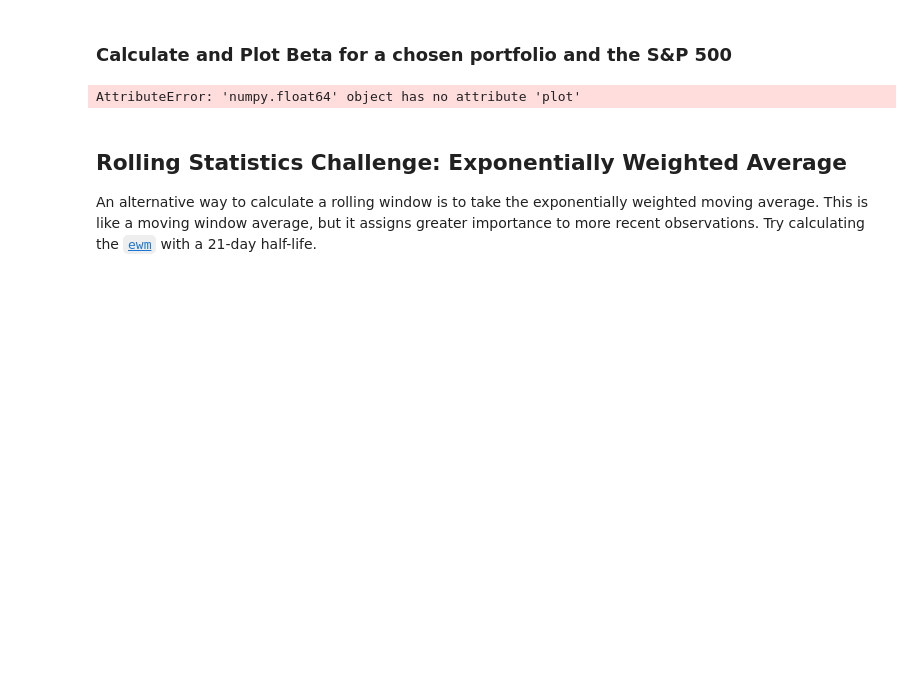
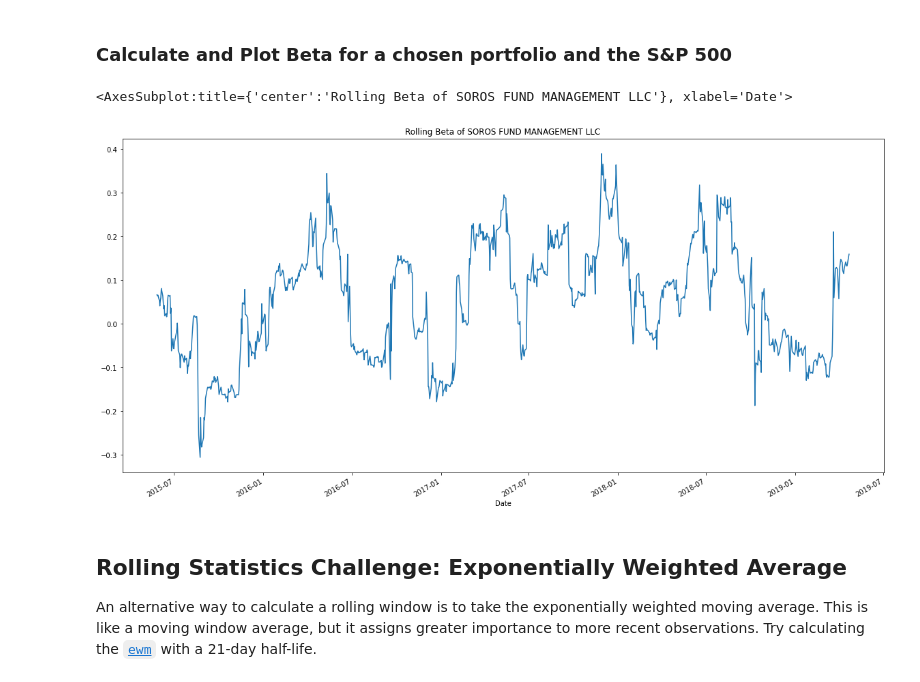
Before and after one commit to valadrien/Whales_Analysis, a Jupyter notebook: Starter_Code/whale_analysis.ipynb, the cells around one changed output. Drawn from its saved outputs; the diff is of its cells as text; code cells hidden in the pictures; blank space fills up the shorter version.

```diff
--- a/Starter_Code/whale_analysis.ipynb
+++ b/Starter_Code/whale_analysis.ipynb
@@ -380,20 +376,21 @@ portfolio_concat_df.corr()
 ### Calculate and Plot Beta for a chosen portfolio and the S&P 500
 # %%
 # Calculate covariance of a single portfolio
-covariance = portfolio_concat_df['SOROS FUND MANAGEMENT LLC'].cov(portfolio_concat_df['S&P 500'])
+covariance = portfolio_concat_df['SOROS FUND MANAGEMENT LLC'].rolling(window=60).cov(portfolio_concat_df['S&P 500'])
 covariance
 
 # Calculate variance of S&P 500
-variance = portfolio_concat_df['S&P 500'].var()
+variance = portfolio_concat_df['S&P 500'].rolling(window=60).var()
 variance
 
 # Computing beta
 soros_beta = covariance / variance
 
 # Plot beta trend
-soros_beta.plot(figsize=(20,10), title='Rolling Beta of SOROS FUND MANAGEMENT LLC')
+soros_beta.plot(title='Rolling Beta of SOROS FUND MANAGEMENT LLC', figsize=(20,10))
 # %% [output]
-AttributeError: 'numpy.float64' object has no attribute 'plot'
+<AxesSubplot:title={'center':'Rolling Beta of SOROS FUND MANAGEMENT LLC'}, xlabel='Date'>
+[figure, added]
 # %% [markdown]
 ## Rolling Statistics Challenge: Exponentially Weighted Average
 
```
Also changed, not shown: parts of 11 cells of this notebook, 1 other file.
